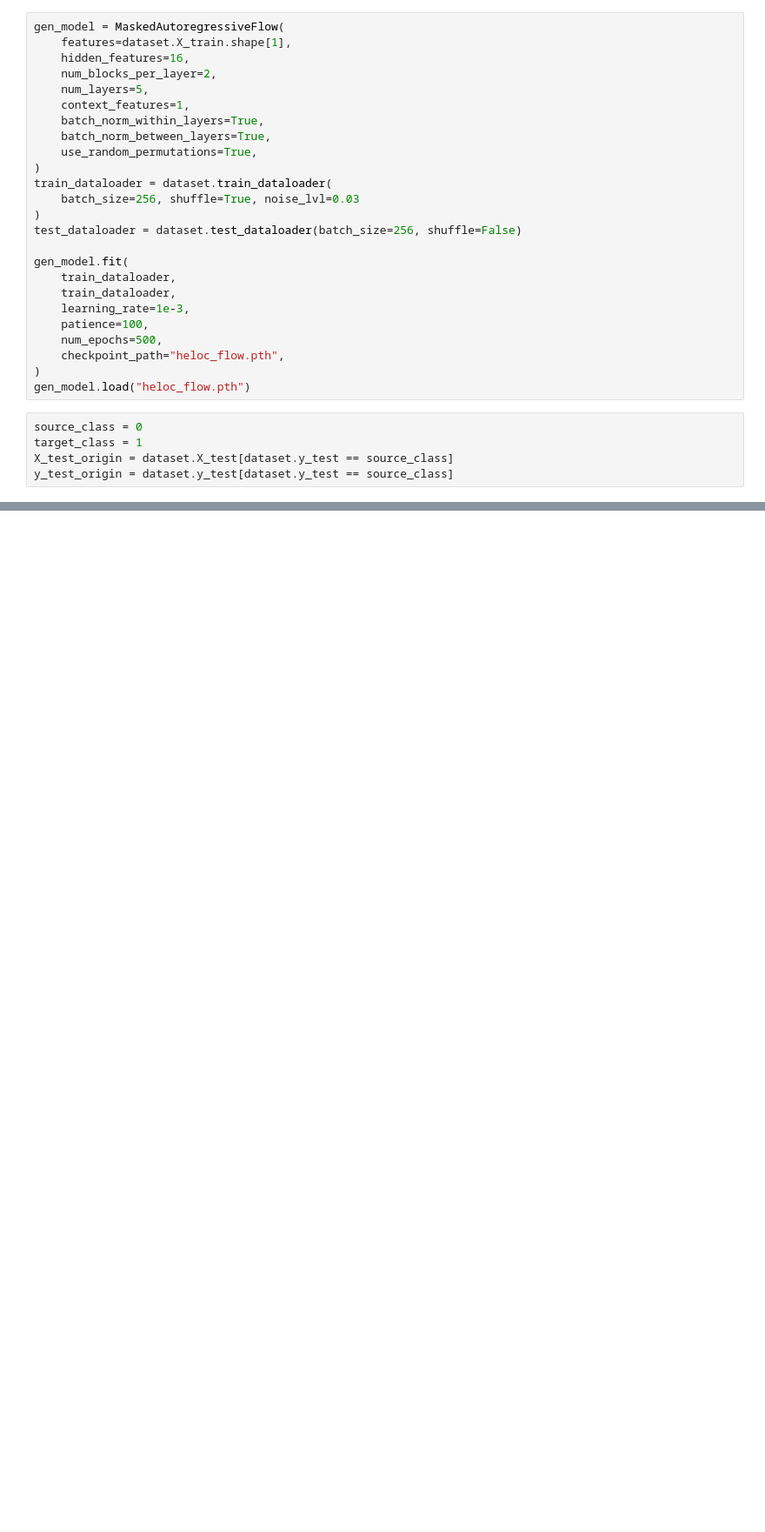
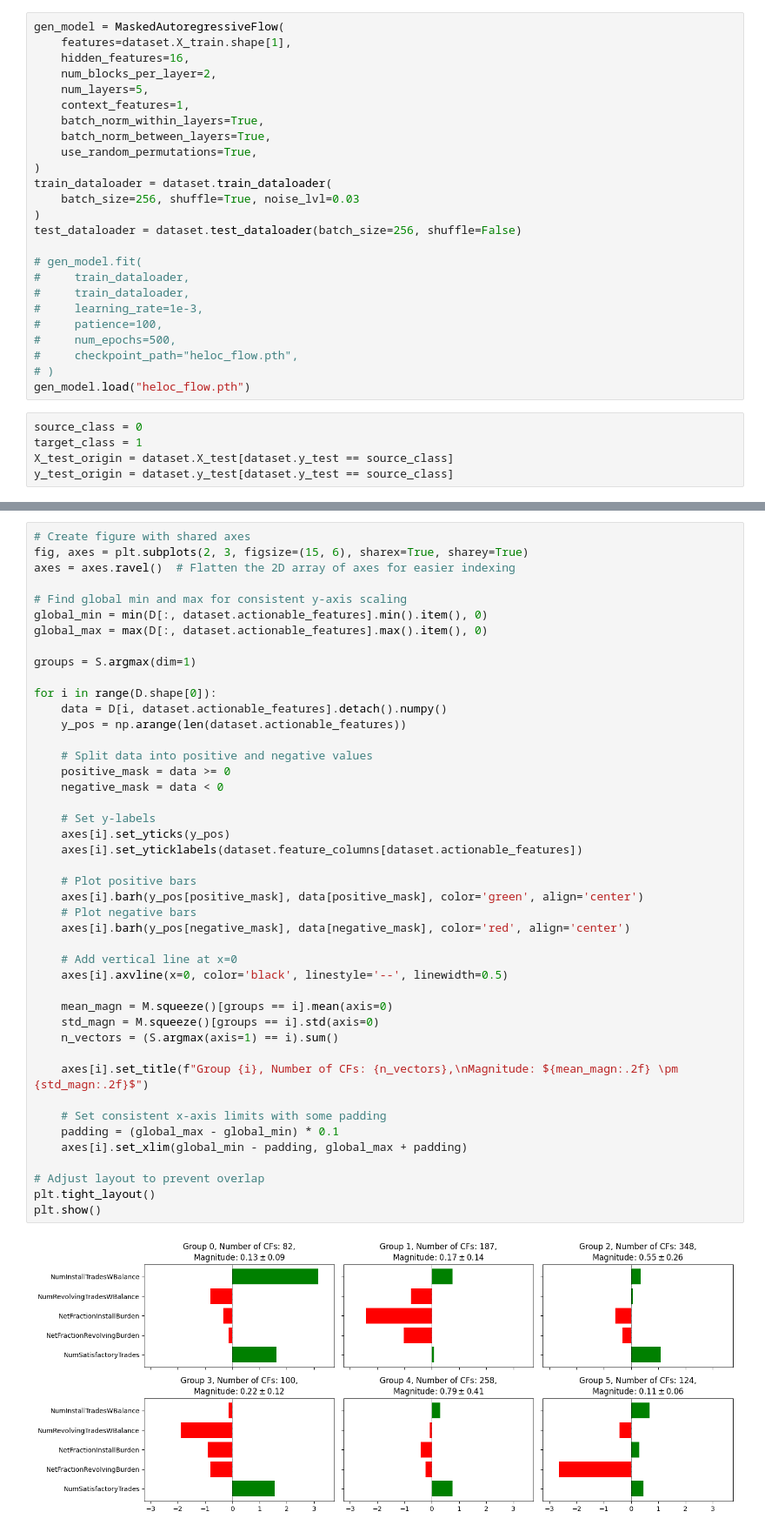
Before and after one commit to ofurman/counterfactuals, a Jupyter notebook: notebooks/rppcef_heloc_visualization.ipynb, the cells around one changed output, grey strips where cells are left out. Shown at 87% size. Saved outputs shown, nothing was run; the diff lists cells and outputs as text; blank space fills up the shorter version.

Commit message:
Improved plot.

```diff
--- a/notebooks/rppcef_heloc_visualization.ipynb
+++ b/notebooks/rppcef_heloc_visualization.ipynb
@@ -66,14 +66,14 @@ train_dataloader = dataset.train_dataloader(
 )
 test_dataloader = dataset.test_dataloader(batch_size=256, shuffle=False)
 
-gen_model.fit(
-    train_dataloader,
-    train_dataloader,
-    learning_rate=1e-3,
-    patience=100,
-    num_epochs=500,
-    checkpoint_path="heloc_flow.pth",
-)
+# gen_model.fit(
+#     train_dataloader,
+#     train_dataloader,
+#     learning_rate=1e-3,
+#     patience=100,
+#     num_epochs=500,
+#     checkpoint_path="heloc_flow.pth",
+# )
 gen_model.load("heloc_flow.pth")
 # %%
 source_class = 0
@@ -173,3 +314,49 @@ Correct: 933/1105
+# %%
+# Create figure with shared axes
+fig, axes = plt.subplots(2, 3, figsize=(15, 6), sharex=True, sharey=True)
+axes = axes.ravel()  # Flatten the 2D array of axes for easier indexing
+
+# Find global min and max for consistent y-axis scaling
+global_min = min(D[:, dataset.actionable_features].min().item(), 0)
+global_max = max(D[:, dataset.actionable_features].max().item(), 0)
+
+groups = S.argmax(dim=1)
+
+for i in range(D.shape[0]):
+    data = D[i, dataset.actionable_features].detach().numpy()
+    y_pos = np.arange(len(dataset.actionable_features))
+
+    # Split data into positive and negative values
+    positive_mask = data >= 0
+    negative_mask = data < 0
+
+    # Set y-labels
+    axes[i].set_yticks(y_pos)
+    axes[i].set_yticklabels(dataset.feature_columns[dataset.actionable_features])
+
+    # Plot positive bars
+    axes[i].barh(y_pos[positive_mask], data[positive_mask], color='green', align='center')
+    # Plot negative bars
+    axes[i].barh(y_pos[negative_mask], data[negative_mask], color='red', align='center')
+
+    # Add vertical line at x=0
+    axes[i].axvline(x=0, color='black', linestyle='--', linewidth=0.5)
+
+    mean_magn = M.squeeze()[groups == i].mean(axis=0)
+    std_magn = M.squeeze()[groups == i].std(axis=0)
+    n_vectors = (S.argmax(axis=1) == i).sum()
+
+    axes[i].set_title(f"Group {i}, Number of CFs: {n_vectors},\nMagnitude: ${mean_magn:.2f} \pm {std_magn:.2f}$")
+
+    # Set consistent x-axis limits with some padding
+    padding = (global_max - global_min) * 0.1
+    axes[i].set_xlim(global_min - padding, global_max + padding)
+
+# Adjust layout to prevent overlap
+plt.tight_layout()
+plt.show()
+# %% [output]
+[figure, added]
 # %%
 plt.figure(figsize=(15, 15))
 
```
Also changed, not shown: parts of 10 cells of this notebook.
